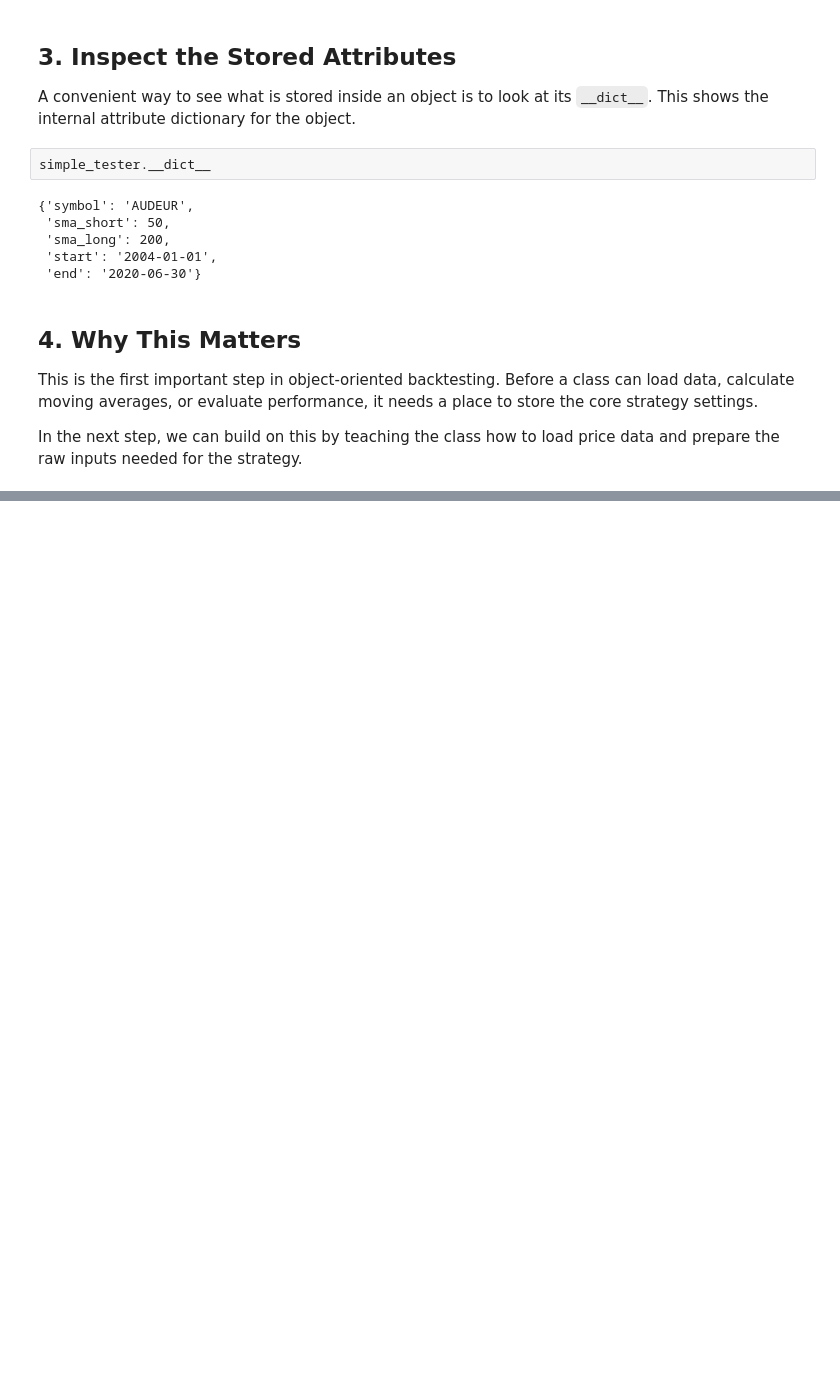
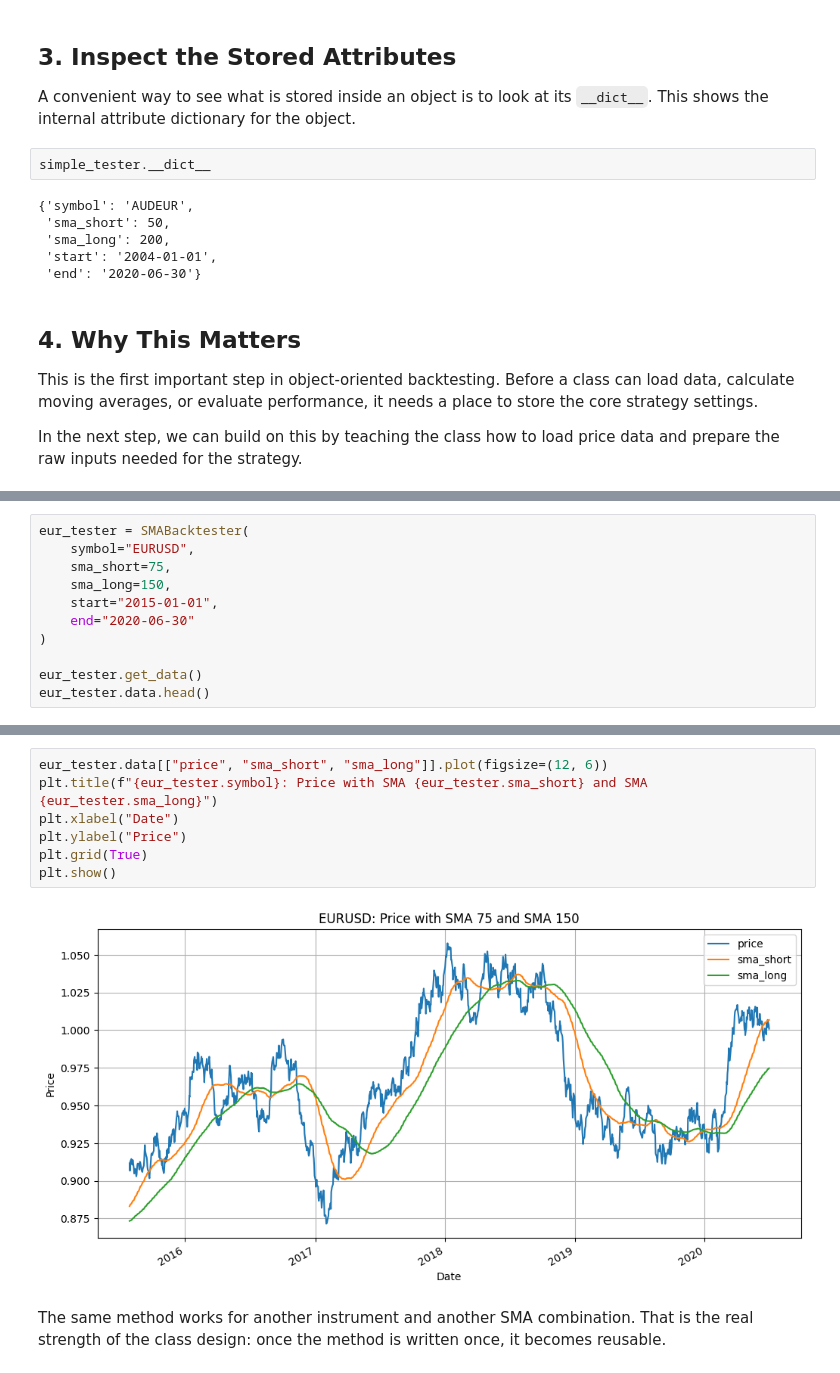
Before and after one commit to seanmayer/algo-trading-broker-testing, a Jupyter notebook: defining-back-testing-strategies/building_using_sma_backtester_class.ipynb, the cells around one changed output, grey strips where cells are left out. Drawn from its saved outputs; the diff is of its cells as text; blank space fills up the shorter version.

```diff
--- a/defining-back-testing-strategies/building_using_sma_backtester_class.ipynb
+++ b/defining-back-testing-strategies/building_using_sma_backtester_class.ipynb
@@ -457,0 +692,11 @@ In the next step, we can build on this by teaching the class how to load price d
+# %%
+eur_tester = SMABacktester(
+    symbol="EURUSD",
+    sma_short=75,
+    sma_long=150,
+    start="2015-01-01",
+    end="2020-06-30"
+)
+
+eur_tester.get_data()
+eur_tester.data.head()
@@ -457,0 +711,11 @@ In the next step, we can build on this by teaching the class how to load price d
+# %%
+eur_tester.data[["price", "sma_short", "sma_long"]].plot(figsize=(12, 6))
+plt.title(f"{eur_tester.symbol}: Price with SMA {eur_tester.sma_short} and SMA {eur_tester.sma_long}")
+plt.xlabel("Date")
+plt.ylabel("Price")
+plt.grid(True)
+plt.show()
+# %% [output]
+[figure, added]
+# %% [markdown]
+The same method works for another instrument and another SMA combination. That is the real strength of the class design: once the method is written once, it becomes reusable.
```
Also changed, not shown: parts of 25 cells of this notebook.
